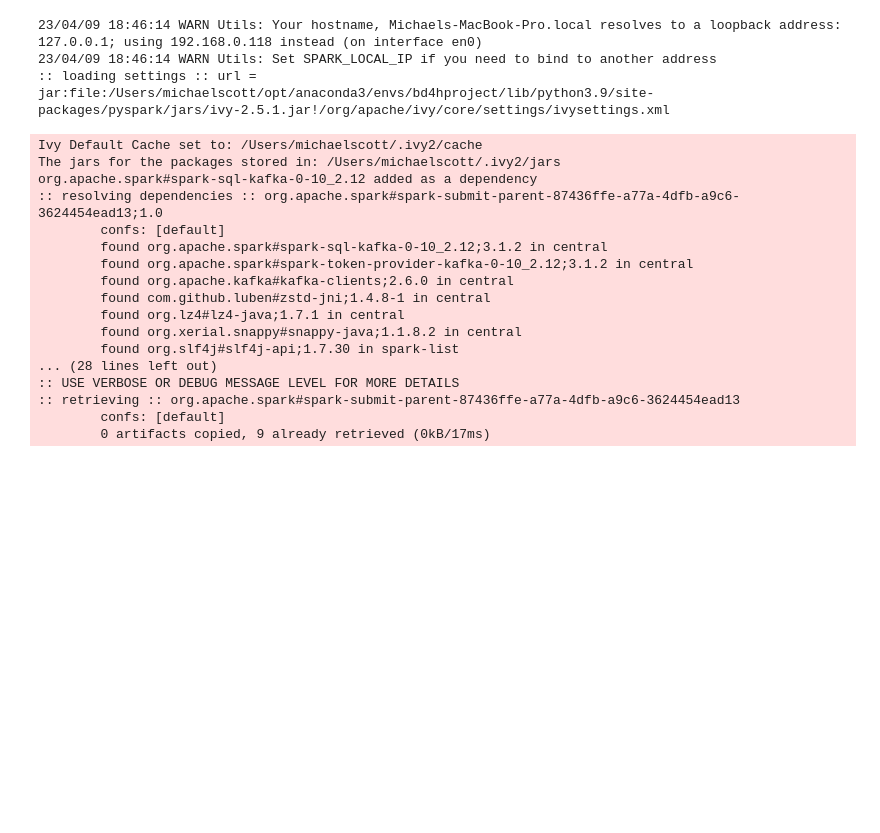
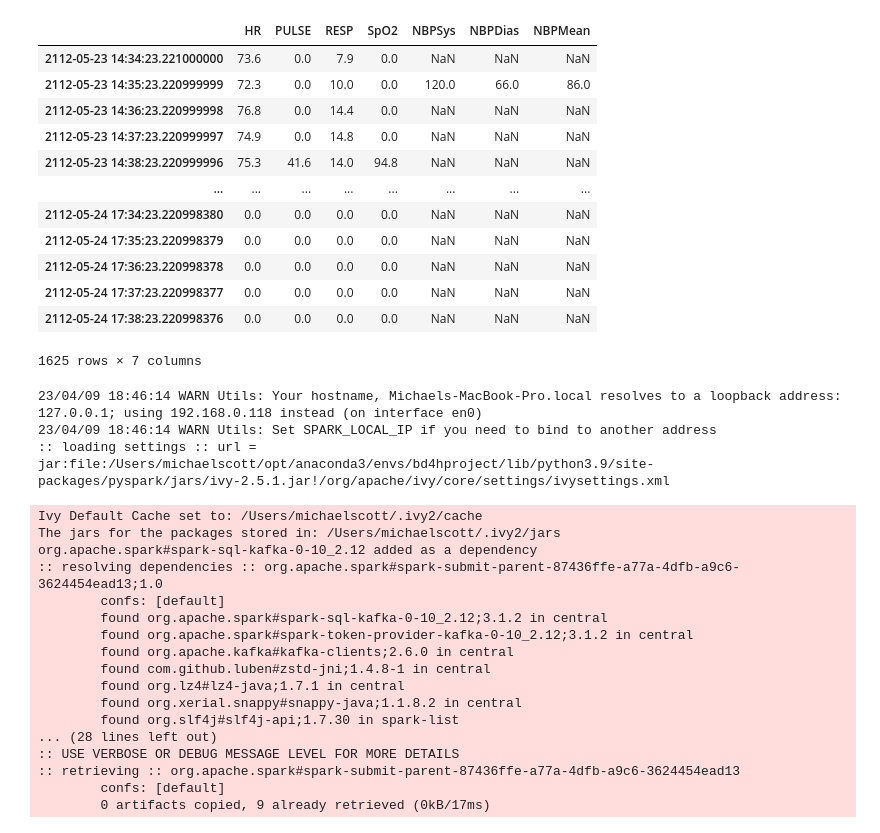
Before and after one commit to travistangvh/time-series-kafka-demo, a Jupyter notebook: bin/db_exploration.ipynb, the cells around one changed output. Drawn from its saved outputs; the diff is of its cells as text; code cells hidden in the pictures; blank space fills up the shorter version.

```diff
--- a/bin/db_exploration.ipynb
+++ b/bin/db_exploration.ipynb
@@ -1,3 +1,22 @@
+# %%
+import wfdb
+
+r = wfdb.rdrecord('/Users/michaelscott/bd4h/project/streaming-env/time-series-kafka-demo/data/waveform/physionet.org/files/mimic3wdb-matched/1.0/p00/p000194/p000194-2112-05-23-14-34n')
+r.to_dataframe()
+# %% [output]
+|  | HR | PULSE | RESP | SpO2 | NBPSys | NBPDias | NBPMean |
+| 2112-05-23 14:34:23.221000000 | 73.6 | 0.0 | 7.9 | 0.0 | NaN | NaN | NaN |
+| 2112-05-23 14:35:23.220999999 | 72.3 | 0.0 | 10.0 | 0.0 | 120.0 | 66.0 | 86.0 |
+| 2112-05-23 14:36:23.220999998 | 76.8 | 0.0 | 14.4 | 0.0 | NaN | NaN | NaN |
+| 2112-05-23 14:37:23.220999997 | 74.9 | 0.0 | 14.8 | 0.0 | NaN | NaN | NaN |
+| 2112-05-23 14:38:23.220999996 | 75.3 | 41.6 | 14.0 | 94.8 | NaN | NaN | NaN |
+| ... | ... | ... | ... | ... | ... | ... | ... |
+| 2112-05-24 17:34:23.220998380 | 0.0 | 0.0 | 0.0 | 0.0 | NaN | NaN | NaN |
+| 2112-05-24 17:35:23.220998379 | 0.0 | 0.0 | 0.0 | 0.0 | NaN | NaN | NaN |
+| 2112-05-24 17:36:23.220998378 | 0.0 | 0.0 | 0.0 | 0.0 | NaN | NaN | NaN |
+| 2112-05-24 17:37:23.220998377 | 0.0 | 0.0 | 0.0 | 0.0 | NaN | NaN | NaN |
+| 2112-05-24 17:38:23.220998376 | 0.0 | 0.0 | 0.0 | 0.0 | NaN | NaN | NaN |
+1625 rows × 7 columns
 # %%
 from utils import get_global_config, get_waveform_path, get_base_time, get_ending_time, plot_waveform,build_spark_session
 
```
Also changed, not shown: 5 other files.
